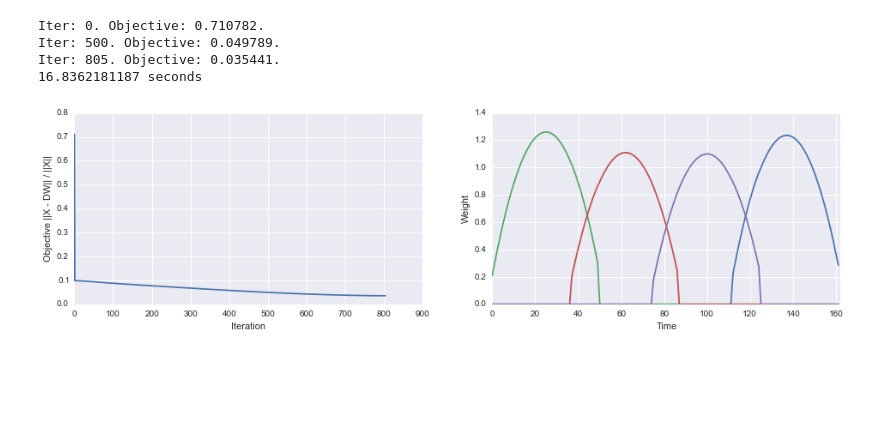
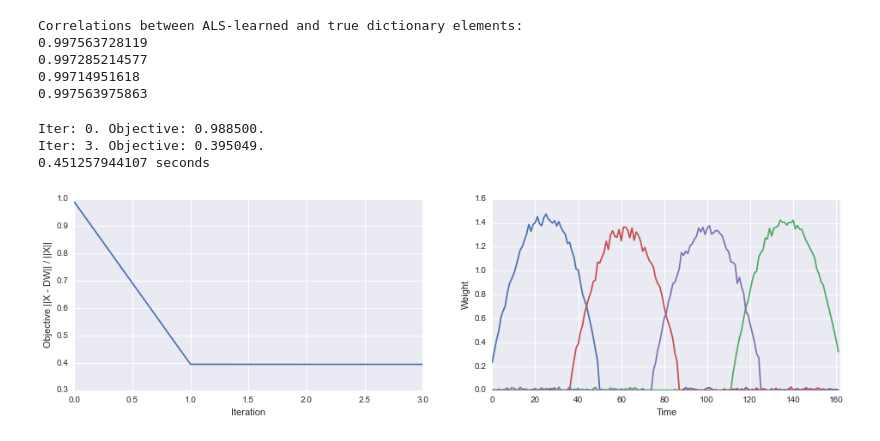
Before and after one commit to clarafy/covariance-dictionary, a Jupyter notebook: example.ipynb, the cells around one changed output. Saved outputs shown, nothing was run; the diff lists cells and outputs as text; code cells hidden in the pictures; blank space fills up the shorter version.

```diff
--- a/example.ipynb
+++ b/example.ipynb
@@ -87,0 +150,10 @@ for a, b in zip(als.dictionary[:, match_idx].T, D.T):
+# %%
+# Compare objectives over time for ALS and ADMM (instead of per iteration).
+sns.set_style('darkgrid')
+plt.figure(figsize=(12, 4));
+plt.plot(als.times, als.objective);
+plt.plot(admm.times, admm.objective);
+plt.xlim(0, max((admm.times[-1], als.times[-1])));
+plt.xlabel('Time (sec)');
+plt.ylabel('Objective ||X - DW|| / ||X||');
+plt.legend(['ALS', 'ADMM']);
@@ -87,0 +181,24 @@ for a, b in zip(als.dictionary[:, match_idx].T, D.T):
+# %%
+# Learn dictionary using ALS.
+reload(covdict)
+
+# Convergence quite sensitive to the beta search parameters for step size.
+als = covdict.CovarianceDictionary(k=k, method='als', verbose=True, time=True, nls_beta=0.25, psdls_beta=0.25)
+t = time.time()
+Wals = als.fit_transform(Xsample)
+print str(time.time() - t) + ' seconds'
+
+# Plot objective at each iteration and final learned weights.
+sns.set_style('darkgrid')
+plt.figure(figsize=(16, 4));
+
+plt.subplot(121);
+plt.plot(als.objective);
+plt.xlabel('Iteration');
+plt.ylabel('Objective ||X - DW|| / ||X||');
+
+plt.subplot(122);
+plt.plot(Wals.T);
+plt.xlim(0, n_cov);
+plt.xlabel('Time');
+plt.ylabel('Weight');
@@ -88,31 +211,44 @@ for a, b in zip(als.dictionary[:, match_idx].T, D.T):
+# %%
+# Match ALS-learned and true dictionary elements.
+match_idx = argsort(argmax(Wals, axis=1))
+
+# Correlate to measure accuracy to account for scale factor.
+print "Correlations between ALS-learned and true dictionary elements:"
+for a, b in zip(als.dictionary[:, match_idx].T, D.T):
+    print corrcoef(a, b)[0, 1]
+# %% [output]
+Correlations between ALS-learned and true dictionary elements:
+0.997563728119
+0.997285214577
+0.99714951618
+0.997563975863
 # %%
 # Learn dictionary using ADMM.
 reload(covdict)
 
-admm = covdict.CovarianceDictionary(k=k, method='admm', verbose=True, admm_gamma=0.2)
+admm = covdict.CovarianceDictionary(k=k, method='admm', verbose=True, time=True)
 t = time.time()
-West_admm = admm.fit_transform(X)
+Wadmm = admm.fit_transform(Xsample)
 print str(time.time() - t) + ' seconds'
 
 # Plot objective at each iteration and final learned weights.
 # Well-established linear convergence of ADMM is obvious.
 sns.set_style('darkgrid')
 plt.figure(figsize=(16, 4));
 
 plt.subplot(121);
 plt.plot(admm.objective);
 plt.xlabel('Iteration');
 plt.ylabel('Objective ||X - DW|| / ||X||');
 
 plt.subplot(122);
-plt.plot(West_admm.T);
-plt.xlim(0, n_samp);
+plt.plot(Wadmm.T);
+plt.xlim(0, n_cov);
 plt.xlabel('Time');
 plt.ylabel('Weight');
 # %% [output]
-Iter: 0. Objective: 0.710782.
-Iter: 500. Objective: 0.049789.
-Iter: 805. Objective: 0.035441.
-16.8362181187 seconds
+Iter: 0. Objective: 0.988500.
+Iter: 3. Objective: 0.395049.
+0.451257944107 seconds
-[figure, old version]
+[figure, new version]
 # %%
```
Also changed, not shown: parts of 14 cells of this notebook, 2 other files.
